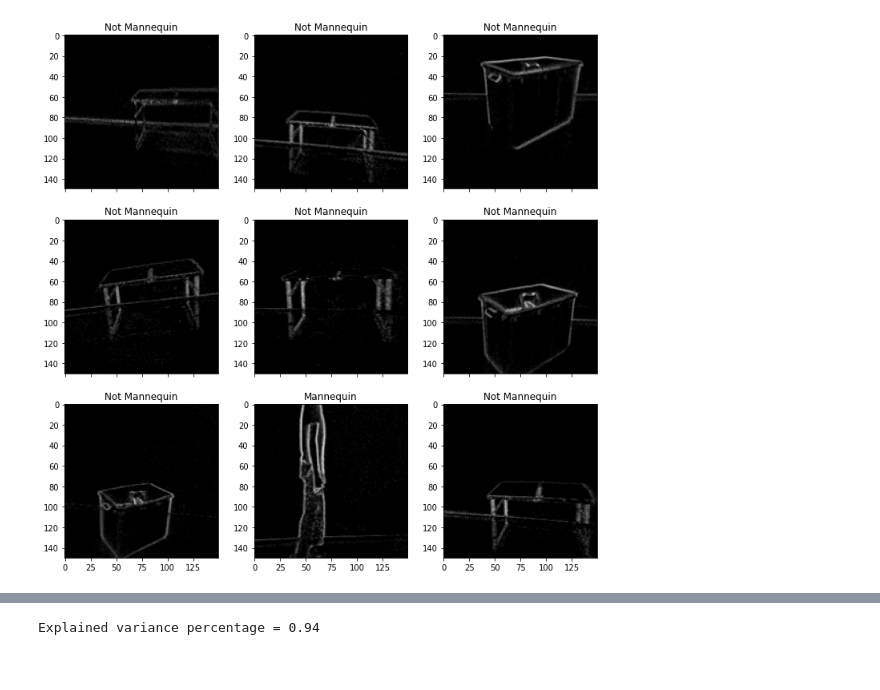
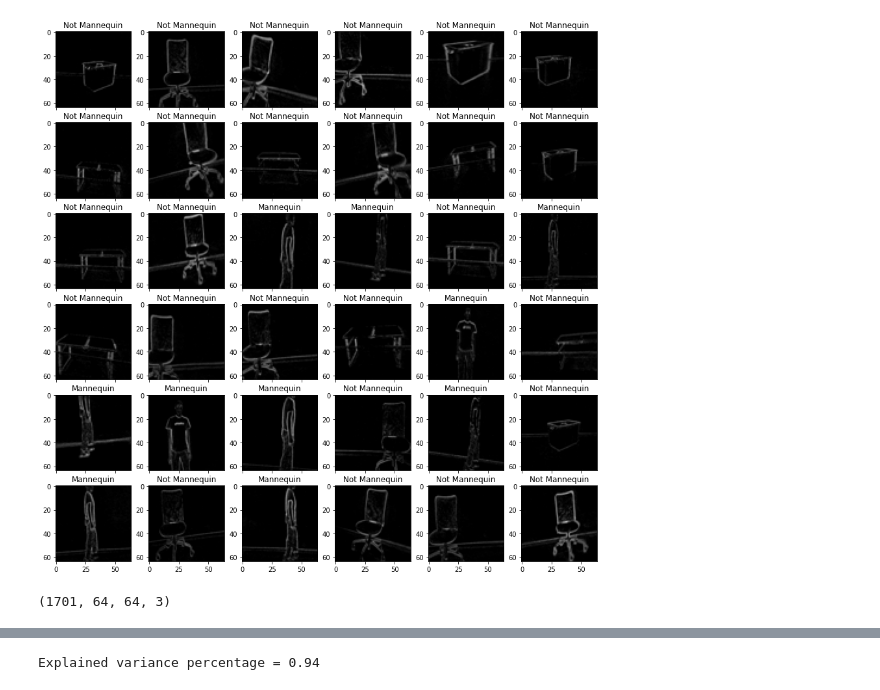
Before and after one commit to ziimiin14/Event_Camera_DeepLearning_Classification, a Jupyter notebook: scripts/oneClassSVM_Resnet50.ipynb, the cells around one changed output, grey strips where cells are left out. Cells and saved outputs as stored; diff of their text form; code cells hidden in the pictures.

```diff
--- a/scripts/oneClassSVM_Resnet50.ipynb
+++ b/scripts/oneClassSVM_Resnet50.ipynb
@@ -72,13 +72,13 @@ print(all_test_paths[-8:])
 # %%
-fig,axes = plt.subplots(3,3,sharex=True,figsize=(12,12))
+fig,axes = plt.subplots(6,6,sharex=True,figsize=(15,15))
 for ax in axes.ravel():
     label = 'Not Mannequin'
     img = np.random.choice(all_test_paths)
     temp = img.split('/')
     label = 'Not Mannequin' if temp[3][0] == 'n' else 'Mannequin'
-    img = load_img(img,target_size=(150,150),interpolation='bicubic')
+    img = load_img(img,target_size=(64,64),interpolation='bicubic')
     ax.imshow(img)
     ax.set_title(label)
 # %% [output]
-[figure, old version]
+[figure, new version]
 # %%
@@ -96,6 +93,10 @@ img_array = img_to_array(imgs)
 X_train = read_and_prep_images(train_mannequin_img)
 X_test = read_and_prep_images(all_test_paths)
 X_val = read_and_prep_images(all_val_paths)
+# %%
+X_train.shape
+# %% [output]
+(1701, 64, 64, 3)
 # %%
 X_test.shape
 # %% [output]
```
Also changed, not shown: parts of 19 cells of this notebook, 1 other file.
